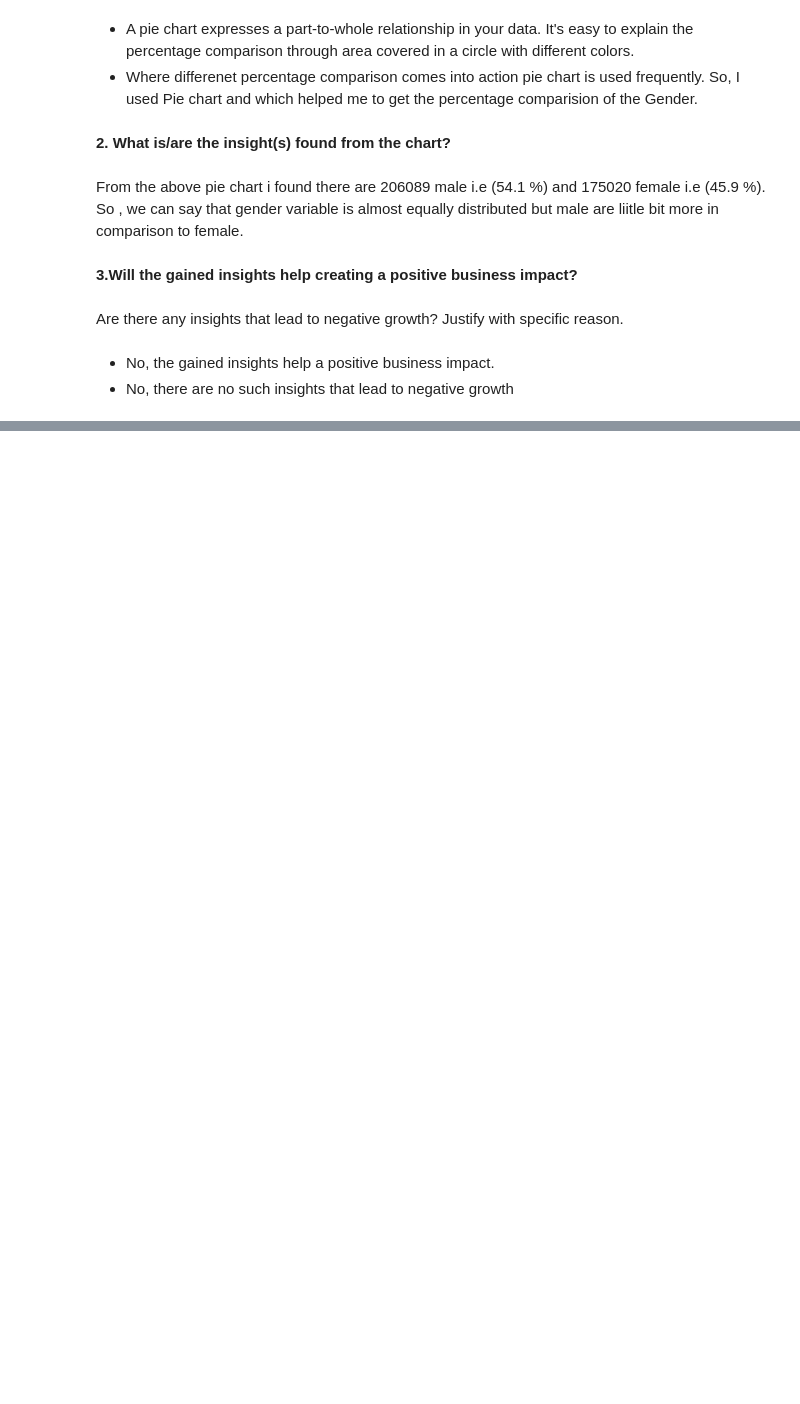
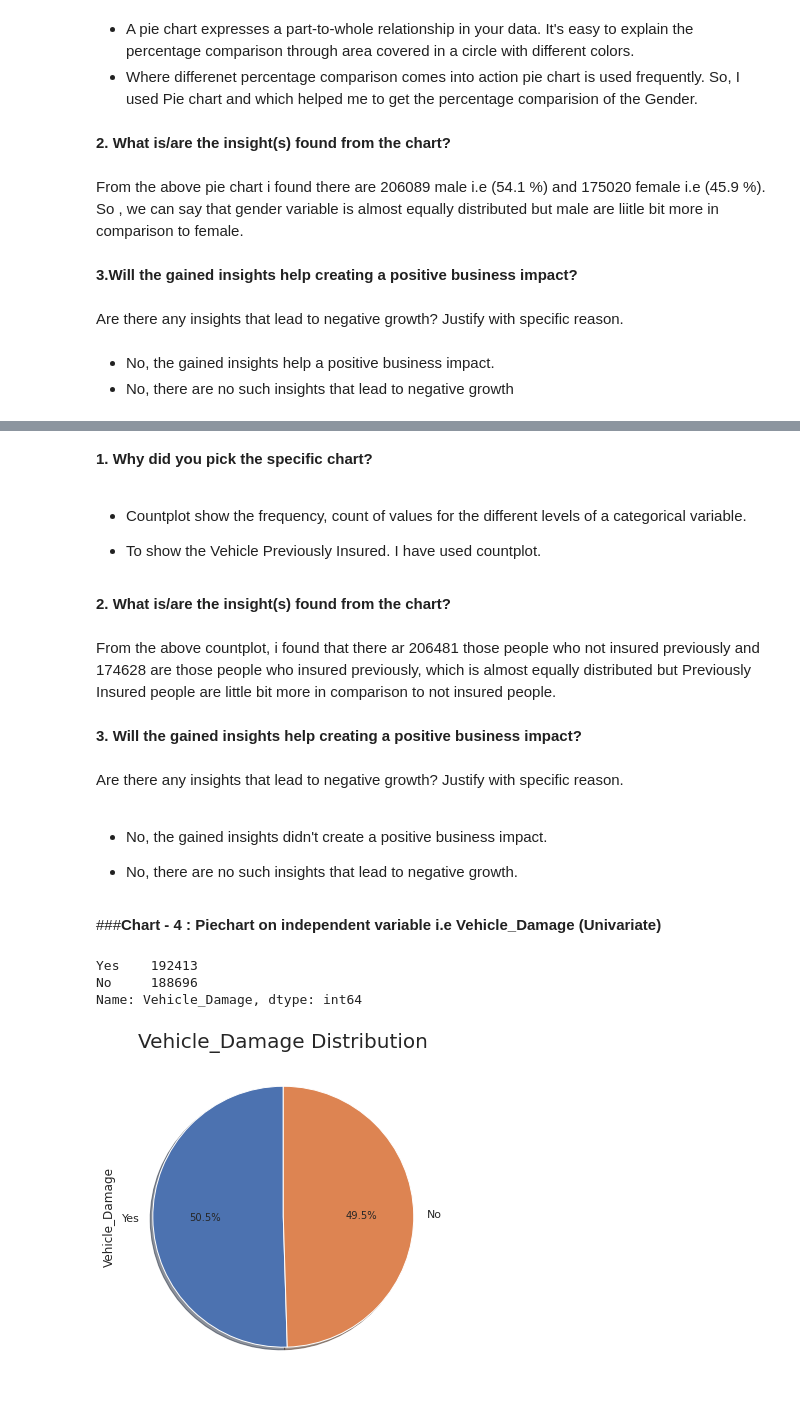
Before and after one commit to Sairindhrijena/Health-Insurance-Cross-Sell-Prediction, a Jupyter notebook: Health_Insurance_Cross_Sell_Prediction.ipynb, the cells around one changed output, grey strips where cells are left out. Cells and saved outputs as stored; diff of their text form; code cells hidden in the pictures; blank space fills up the shorter version.

```diff
--- a/Health_Insurance_Cross_Sell_Prediction.ipynb
+++ b/Health_Insurance_Cross_Sell_Prediction.ipynb
@@ -379,0 +445,45 @@ Are there any insights that lead to negative growth? Justify with specific reaso
+# %% [markdown]
+**1. Why did you pick the specific chart?**
+# %% [markdown]
+
+
+*   Countplot show the frequency, count of values for the different levels of a categorical variable.
+
+
+*   To show the Vehicle Previously Insured. I have used countplot.
+# %% [markdown]
+**2. What is/are the insight(s) found from the chart?**
+# %% [markdown]
+From the above countplot, i found that there ar 206481 those people who not insured previously and 174628 are those people who insured previously, which is almost equally distributed but Previously Insured people are little bit more in comparison to not insured people.
+# %% [markdown]
+**3. Will the gained insights help creating a positive business impact?**
+# %% [markdown]
+Are there any insights that lead to negative growth? Justify with specific reason.
+# %% [markdown]
+
+
+*   No, the gained insights didn't create a positive business impact.
+
+*   No, there are no such insights that lead to negative growth.
+# %% [markdown]
+###**Chart - 4 : Piechart on independent variable i.e Vehicle_Damage (Univariate)**
+# %%
+# Chart - 4 visualization code
+# Independent Column Value Counts
+print(data.Vehicle_Damage.value_counts())
+print('\n')
+
+# Independent Variable Column Visualization
+data['Vehicle_Damage'].value_counts().plot(kind='pie',
+                                         figsize=(15,6),
+                                         autopct='%1.1f%%',
+                                         startangle=90,
+                                         shadow=True,
+                                         explode=(0,0))
+plt.title('Vehicle_Damage Distribution',fontsize=20)
+plt.show()
+# %% [output]
+Yes    192413
+No     188696
+Name: Vehicle_Damage, dtype: int64
+[figure, added]
```
Also changed, not shown: parts of 85 cells of this notebook.
